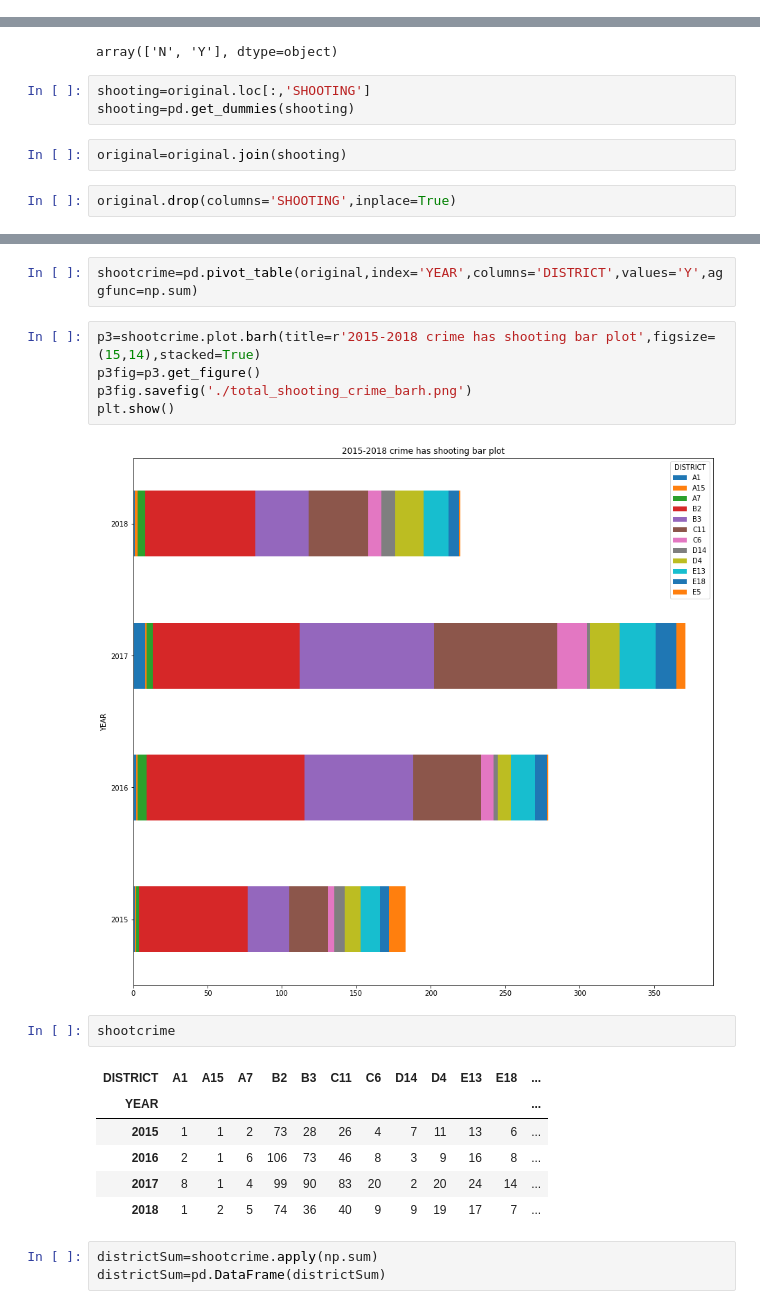
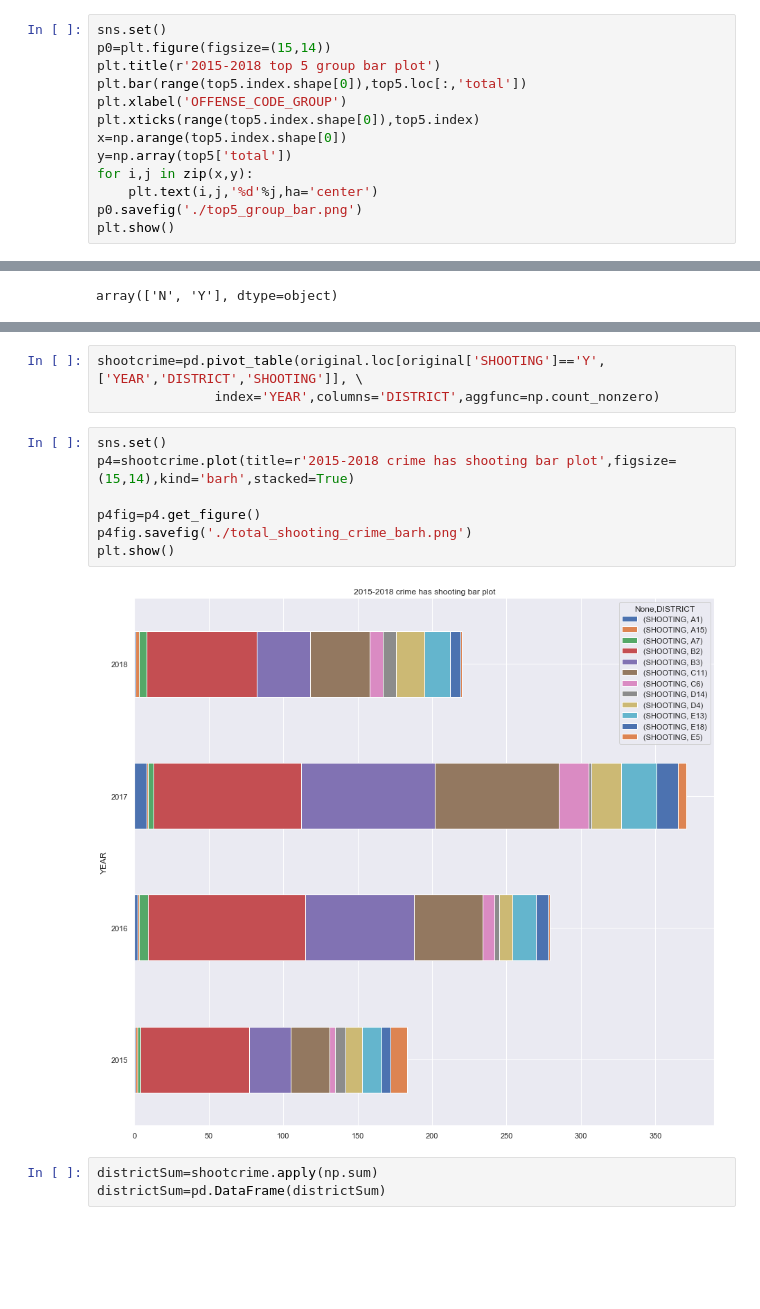
Before and after one commit to azfighter19961020/Kaggle-crime, a Jupyter notebook: crime.ipynb, the cells around one changed output, grey strips where cells are left out. Saved outputs shown, nothing was run; the diff lists cells and outputs as text; blank space fills up the shorter version.

```diff
--- a/crime.ipynb
+++ b/crime.ipynb
@@ -42,0 +64,13 @@ array(['E18', 'D14', 'B2', 'A1', 'A7', 'C11', nan, 'D4', 'E13', 'B3',
+# %%
+sns.set()
+p0=plt.figure(figsize=(15,14))
+plt.title(r'2015-2018 top 5 group bar plot')
+plt.bar(range(top5.index.shape[0]),top5.loc[:,'total'])
+plt.xlabel('OFFENSE_CODE_GROUP')
+plt.xticks(range(top5.index.shape[0]),top5.index)
+x=np.arange(top5.index.shape[0])
+y=np.array(top5['total'])
+for i,j in zip(x,y):
+    plt.text(i,j,'%d'%j,ha='center')
+p0.savefig('./top5_group_bar.png')
+plt.show()
@@ -121,13 +210,6 @@ original['SHOOTING']=original['SHOOTING'].fillna('N')
 original['SHOOTING'].unique()
 # %% [output]
 array(['N', 'Y'], dtype=object)
-# %%
-shooting=original.loc[:,'SHOOTING']
-shooting=pd.get_dummies(shooting)
-# %%
-original=original.join(shooting)
-# %%
-original.drop(columns='SHOOTING',inplace=True)
 # %%
 original.head()
 # %% [output]
@@ -138,23 +220,17 @@ original.head()
 | 3 | I182080051 | 413 | Aggravated Assault | ASSAULT - AGGRAVATED - BATTERY | A1 | 92 | ... |
 | 4 | I182080050 | 3122 | Aircraft | AIRCRAFT INCIDENTS | A7 | 36 | ... |
 # %%
-shootcrime=pd.pivot_table(original,index='YEAR',columns='DISTRICT',values='Y',aggfunc=np.sum)
+shootcrime=pd.pivot_table(original.loc[original['SHOOTING']=='Y',['YEAR','DISTRICT','SHOOTING']], \
+               index='YEAR',columns='DISTRICT',aggfunc=np.count_nonzero)
 # %%
-p3=shootcrime.plot.barh(title=r'2015-2018 crime has shooting bar plot',figsize=(15,14),stacked=True)
-p3fig=p3.get_figure()
-p3fig.savefig('./total_shooting_crime_barh.png')
+sns.set()
+p4=shootcrime.plot(title=r'2015-2018 crime has shooting bar plot',figsize=(15,14),kind='barh',stacked=True)
+
+p4fig=p4.get_figure()
+p4fig.savefig('./total_shooting_crime_barh.png')
 plt.show()
 # %% [output]
-[figure, old version]
+[figure, new version]
-# %%
-shootcrime
-# %% [output]
-| DISTRICT | A1 | A15 | A7 | B2 | B3 | C11 | C6 | D14 | D4 | E13 | E18 | ... |
-| YEAR |  |  |  |  |  |  |  |  |  |  |  | ... |
-| 2015 | 1 | 1 | 2 | 73 | 28 | 26 | 4 | 7 | 11 | 13 | 6 | ... |
-| 2016 | 2 | 1 | 6 | 106 | 73 | 46 | 8 | 3 | 9 | 16 | 8 | ... |
-| 2017 | 8 | 1 | 4 | 99 | 90 | 83 | 20 | 2 | 20 | 24 | 14 | ... |
-| 2018 | 1 | 2 | 5 | 74 | 36 | 40 | 9 | 9 | 19 | 17 | 7 | ... |
 # %%
 districtSum=shootcrime.apply(np.sum)
 districtSum=pd.DataFrame(districtSum)
```
Also changed, not shown: parts of 46 cells of this notebook.
